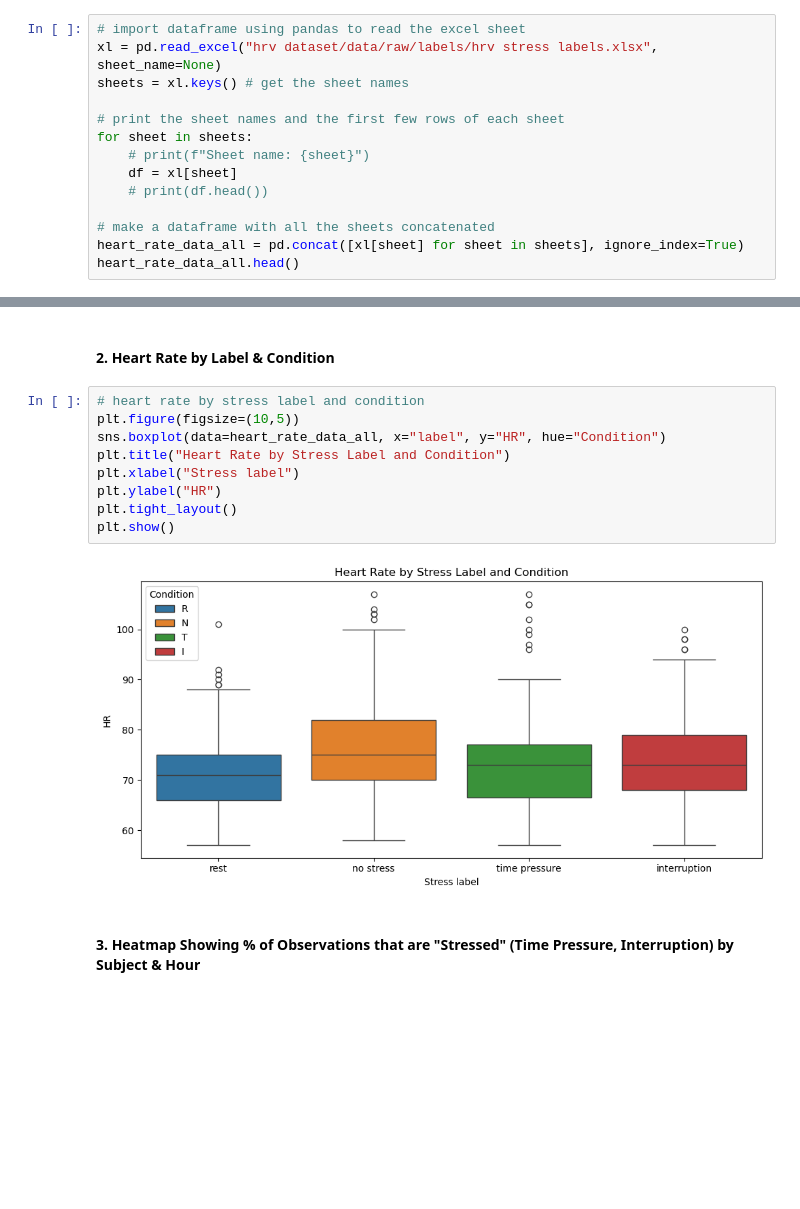
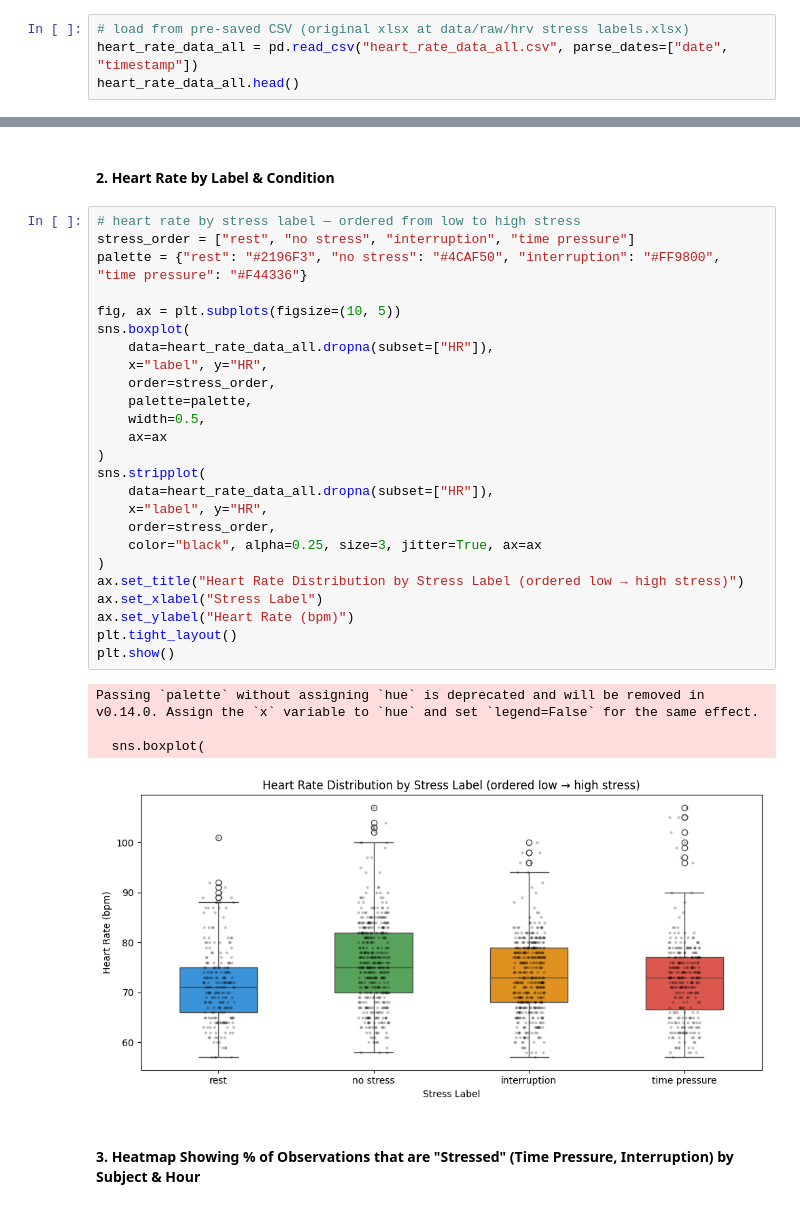
Before and after one commit to cmparent/w26-si568-project3, a Jupyter notebook: milestone_4.ipynb, the cells around one changed output, grey strips where cells are left out. Saved outputs shown, nothing was run; the diff lists cells and outputs as text; blank space fills up the shorter version.

```diff
--- a/milestone_4.ipynb
+++ b/milestone_4.ipynb
@@ -8,18 +8,8 @@ import pandas as pd
 import matplotlib.pyplot as plt
 import seaborn as sns
 # %%
-# import dataframe using pandas to read the excel sheet
-xl = pd.read_excel("hrv dataset/data/raw/labels/hrv stress labels.xlsx", sheet_name=None)
-sheets = xl.keys() # get the sheet names
-
-# print the sheet names and the first few rows of each sheet
-for sheet in sheets:
-    # print(f"Sheet name: {sheet}")
-    df = xl[sheet]
-    # print(df.head())
-
-# make a dataframe with all the sheets concatenated
-heart_rate_data_all = pd.concat([xl[sheet] for sheet in sheets], ignore_index=True)
+# load from pre-saved CSV (original xlsx at data/raw/hrv stress labels.xlsx)
+heart_rate_data_all = pd.read_csv("heart_rate_data_all.csv", parse_dates=["date", "timestamp"])
 heart_rate_data_all.head()
 # %% [output]
 |  | Unnamed: 0 | PP | C | timestamp | HR | RMSSD | SCL | date | subject | label | ... |
@@ -173,16 +171,35 @@ plt.show()
 # %% [markdown]
 #### 2. Heart Rate by Label & Condition
 # %%
-# heart rate by stress label and condition
-plt.figure(figsize=(10,5))
-sns.boxplot(data=heart_rate_data_all, x="label", y="HR", hue="Condition")
-plt.title("Heart Rate by Stress Label and Condition")
-plt.xlabel("Stress label")
-plt.ylabel("HR")
+# heart rate by stress label — ordered from low to high stress
+stress_order = ["rest", "no stress", "interruption", "time pressure"]
+palette = {"rest": "#2196F3", "no stress": "#4CAF50", "interruption": "#FF9800", "time pressure": "#F44336"}
+
+fig, ax = plt.subplots(figsize=(10, 5))
+sns.boxplot(
+    data=heart_rate_data_all.dropna(subset=["HR"]),
+    x="label", y="HR",
+    order=stress_order,
+    palette=palette,
+    width=0.5,
+    ax=ax
+)
+sns.stripplot(
+    data=heart_rate_data_all.dropna(subset=["HR"]),
+    x="label", y="HR",
+    order=stress_order,
+    color="black", alpha=0.25, size=3, jitter=True, ax=ax
+)
+ax.set_title("Heart Rate Distribution by Stress Label (ordered low → high stress)")
+ax.set_xlabel("Stress Label")
+ax.set_ylabel("Heart Rate (bpm)")
 plt.tight_layout()
 plt.show()
 # %% [output]
+Passing `palette` without assigning `hue` is deprecated and will be removed in v0.14.0. Assign the `x` variable to `hue` and set `legend=False` for the same effect.
+
+  sns.boxplot(
-[figure, old version]
+[figure, new version]
 # %% [markdown]
 #### 3. Heatmap Showing % of Observations that are "Stressed" (Time Pressure, Interruption) by Subject & Hour
 # %%
```
Also changed, not shown: parts of 9 cells of this notebook, 1 other file.
